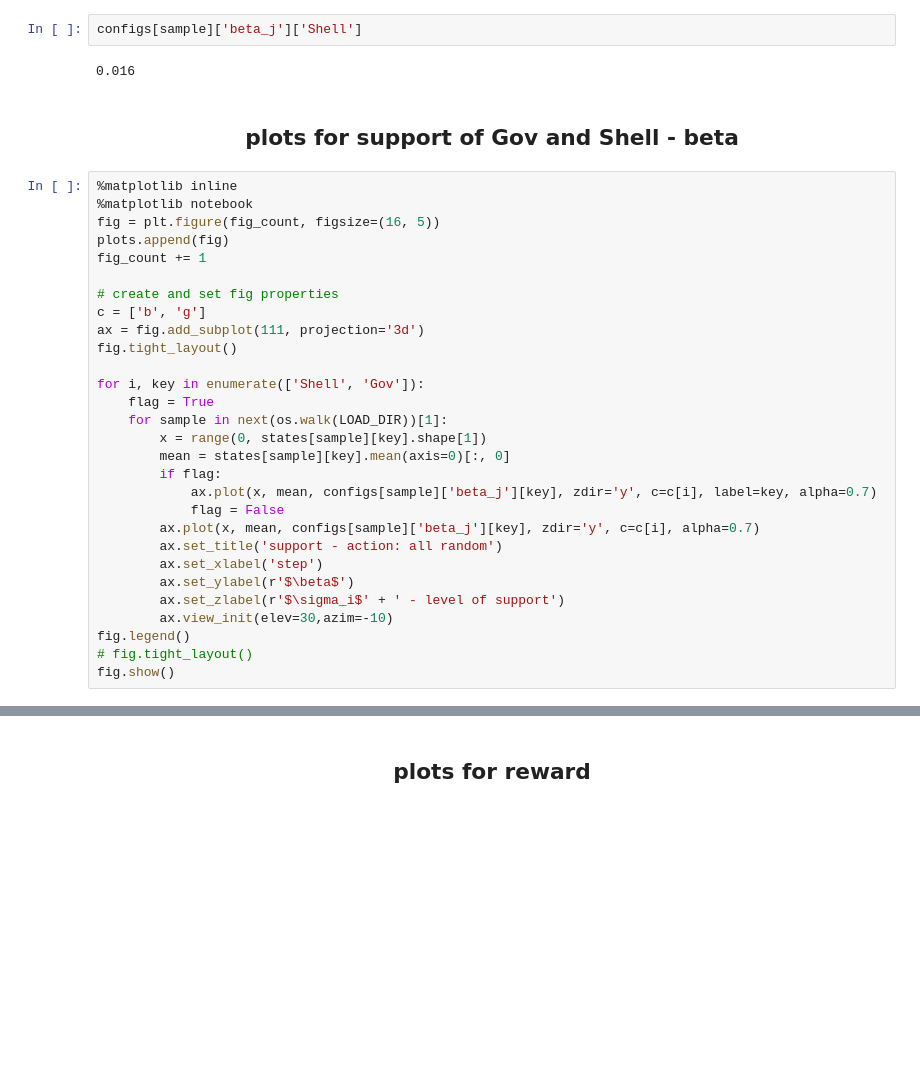
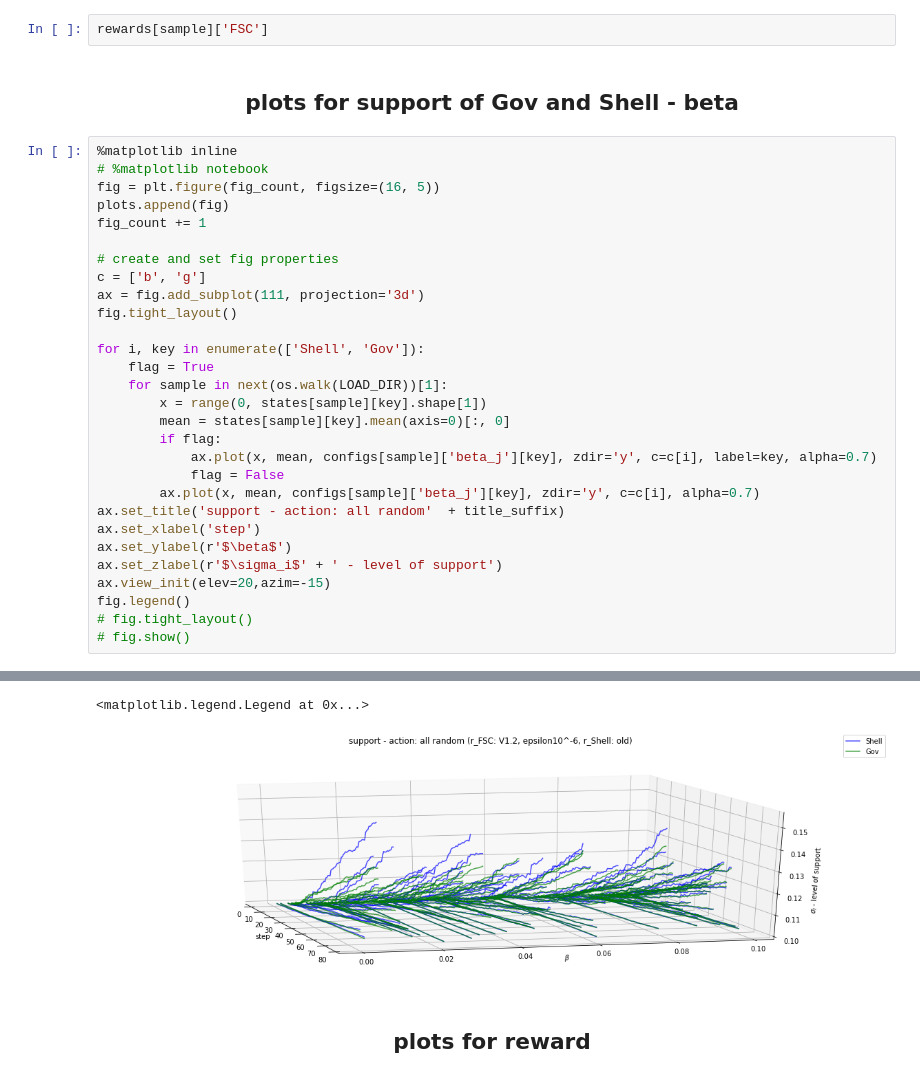
Before and after one commit to freddy-t/Masterthesis, a Jupyter notebook: market_model/evaluation_EnvAlt.ipynb, the cells around one changed output, grey strips where cells are left out. Saved outputs shown, nothing was run; the diff lists cells and outputs as text; blank space fills up the shorter version.

```diff
--- a/market_model/evaluation_EnvAlt.ipynb
+++ b/market_model/evaluation_EnvAlt.ipynb
@@ -28,13 +29,11 @@ for sample in next(os.walk(LOAD_DIR))[1]:
 # ax[0].elev --> 30 default, azim = -60
-# %%
-configs[sample]['beta_j']['Shell']
-# %% [output]
-0.016
+# %%
+rewards[sample]['FSC']
 # %% [markdown]
 <h2><center>plots for support of Gov and Shell - beta</center></h2>
 # %%
 %matplotlib inline
-%matplotlib notebook
+# %matplotlib notebook
 fig = plt.figure(fig_count, figsize=(16, 5))
 plots.append(fig)
 fig_count += 1
@@ -53,12 +52,12 @@ for i, key in enumerate(['Shell', 'Gov']):
             ax.plot(x, mean, configs[sample]['beta_j'][key], zdir='y', c=c[i], label=key, alpha=0.7)
             flag = False
         ax.plot(x, mean, configs[sample]['beta_j'][key], zdir='y', c=c[i], alpha=0.7)
-        ax.set_title('support - action: all random')
-        ax.set_xlabel('step')
-        ax.set_ylabel(r'$\beta$')
-        ax.set_zlabel(r'$\sigma_i$' + ' - level of support')
-        ax.view_init(elev=30,azim=-10)
+ax.set_title('support - action: all random'  + title_suffix)
+ax.set_xlabel('step')
+ax.set_ylabel(r'$\beta$')
+ax.set_zlabel(r'$\sigma_i$' + ' - level of support')
+ax.view_init(elev=20,azim=-15)
 fig.legend()
 # fig.tight_layout()
-fig.show()
+# fig.show()
 # %% [output]
@@ -67,2 +64,4 @@ fig.show()
+<matplotlib.legend.Legend at 0x...>
+[figure, added]
 # %% [markdown]
 <h2><center>plots for reward</center></h2>
```
Also changed, not shown: parts of 14 cells of this notebook, 3 other files.
